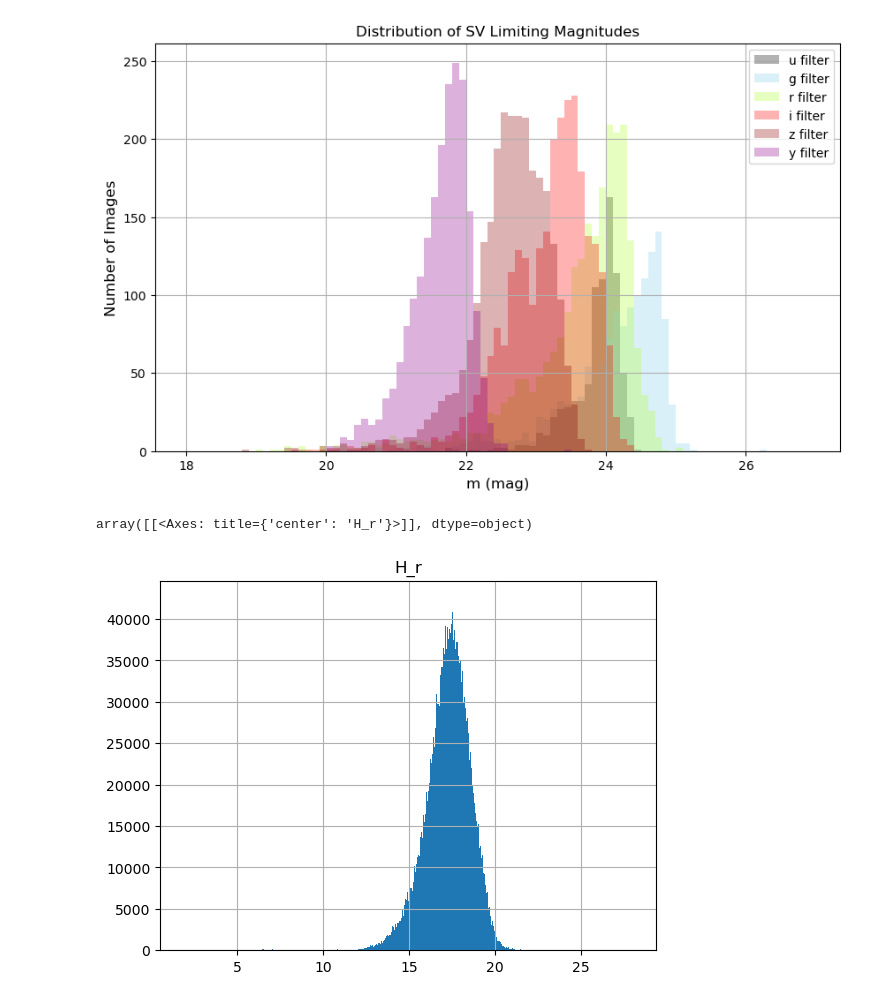
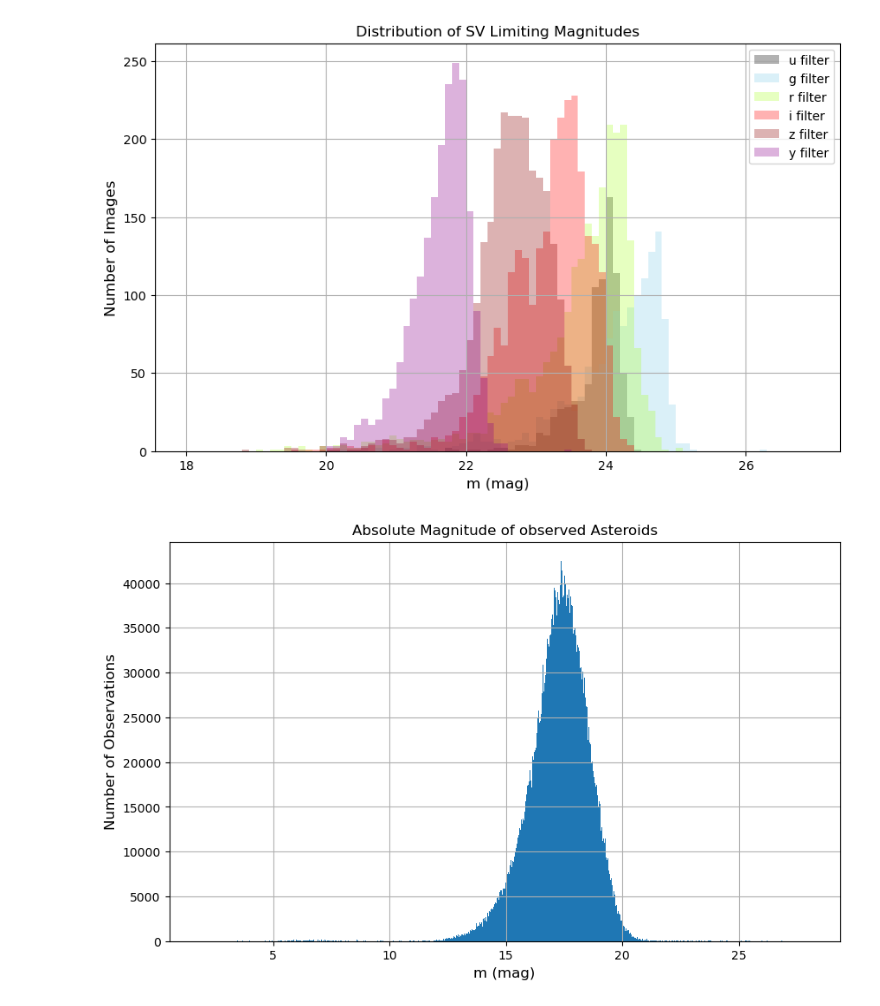
Before and after one commit to mjuric/sv-predictions, a Jupyter notebook: analysis/ast-analysis.ipynb, the cells around one changed output. Cells and saved outputs as stored; diff of their text form; code cells hidden in the pictures.

Commit message:
asteroid analysis program updated with apparent and absolute magnitude

```diff
--- a/analysis/ast-analysis.ipynb
+++ b/analysis/ast-analysis.ipynb
@@ -554,7 +553,12 @@ df_temp=df_real_types.copy()
 dfrealtypescolors=df_temp.merge(df_colors[["H_r","ObjID"]],on="ObjID")
 # %%
 # makes a histogram of absolute magnitudes of observed known asteroids
-dfrealtypescolors.hist('H_r', bins='fd')
+
+plt.figure(figsize=(10, 6))
+plt.hist(dfrealtypescolors['H_r'], bins='fd')
+plt.xlabel('m (mag)', fontsize=12)
+plt.ylabel('Number of Observations', fontsize=12)
+plt.title('Absolute Magnitude of observed Asteroids', fontsize=12)
+plt.grid(True)
 # %% [output]
-array([[<Axes: title={'center': 'H_r'}>]], dtype=object)
-[figure, old version]
+[figure, new version]
```
Also changed, not shown: parts of 10 cells of this notebook.
